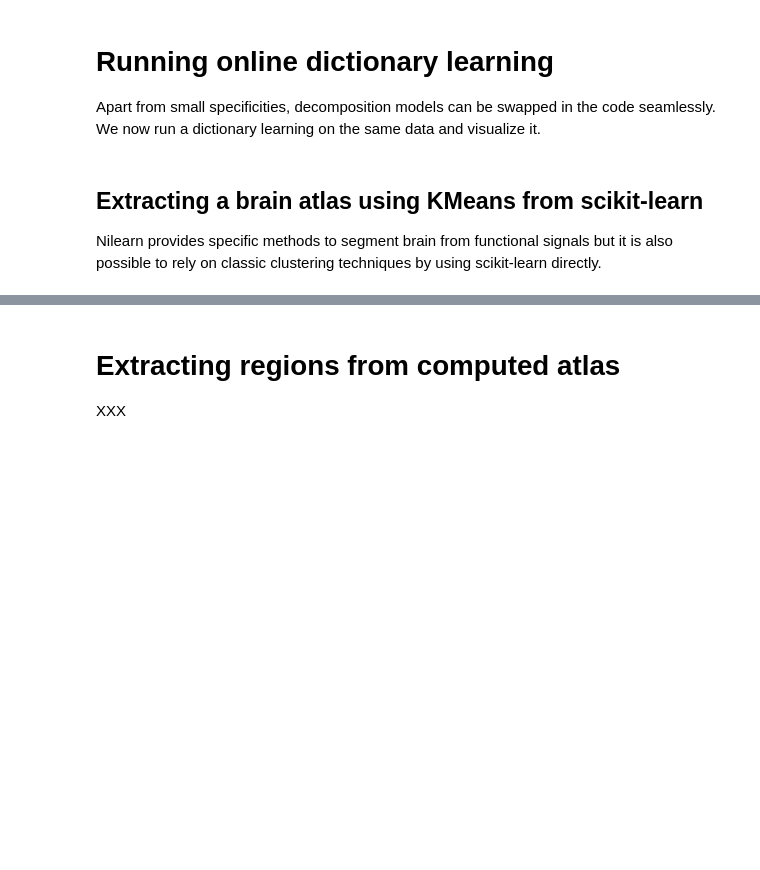
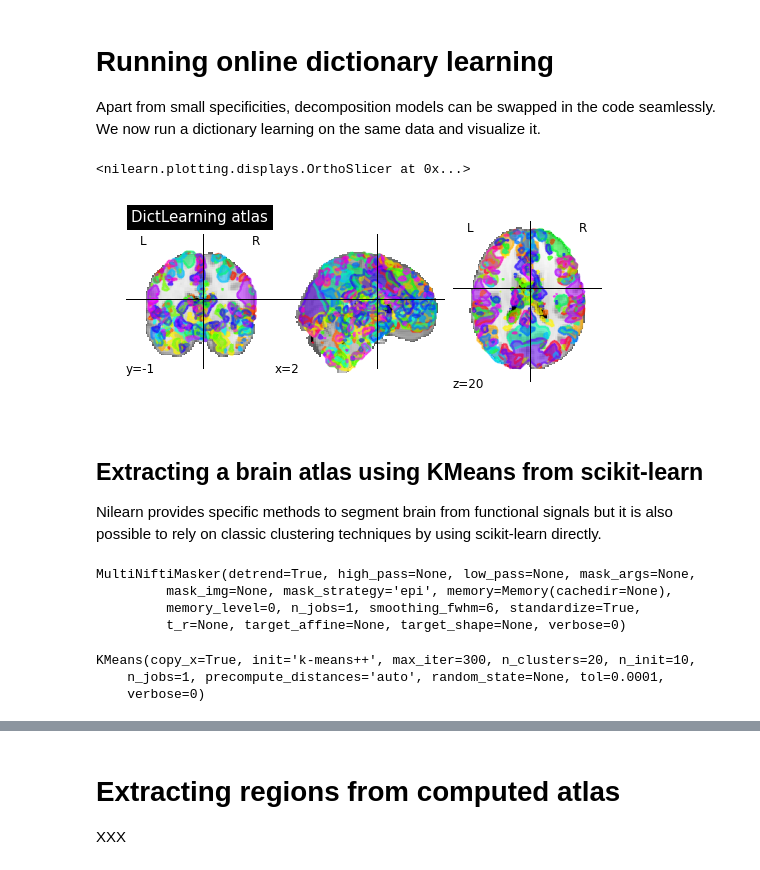
Before and after one commit to mrahim/nilearn_tutorials, a Jupyter notebook: brain_decomposition.ipynb, the cells around one changed output, grey strips where cells are left out. Drawn from its saved outputs; the diff is of its cells as text; code cells hidden in the pictures; blank space fills up the shorter version.

```diff
--- a/brain_decomposition.ipynb
+++ b/brain_decomposition.ipynb
@@ -127,15 +127,43 @@ plt.show()
 
 Apart from small specificities, decomposition models can be swapped in the code seamlessly. We now run a dictionary learning on the same data and visualize it.
 # %%
-dict_learn = decomposition.DictLearning(n_components=20, alpha=.5)
+dict_learn = decomposition.DictLearning(n_components=20, n_epochs=3, alpha=.5)
 dict_learn.fit(func)
 components_img = dict_learn.masker_.inverse_transform(dict_learn.components_)
 
 # We visualize the generated atlas
 from nilearn import plotting
 
-plotting.plot_prob_atlas(components_img, title='DictLearning atlas', threshold=1e-10)
+plotting.plot_prob_atlas(components_img, title='DictLearning atlas', threshold=0.008)
+# %% [output]
+<nilearn.plotting.displays.OrthoSlicer at 0x...>
+[figure, added]
 # %% [markdown]
 ## Extracting a brain atlas using KMeans from scikit-learn
 
 Nilearn provides specific methods to segment brain from functional signals but it is also possible to rely on classic clustering techniques by using scikit-learn directly.
+# %%
+masker = canica.masker_
+masker
+# %% [output]
+MultiNiftiMasker(detrend=True, high_pass=None, low_pass=None, mask_args=None,
+         mask_img=None, mask_strategy='epi', memory=Memory(cachedir=None),
+         memory_level=0, n_jobs=1, smoothing_fwhm=6, standardize=True,
+         t_r=None, target_affine=None, target_shape=None, verbose=0)
+# %%
+import numpy as np
+
+masked_data = masker.transform(func)
+
+from sklearn.decomposition import PCA
+pca = PCA(n_components=20)
+masked_data = [pca.fit_transform(m.T) for m in masked_data]
+X = np.hstack(masked_data)
+
+from sklearn.cluster import KMeans
+kmeans = KMeans(n_clusters=20)
+kmeans.fit(X)
+# %% [output]
+KMeans(copy_x=True, init='k-means++', max_iter=300, n_clusters=20, n_init=10,
+    n_jobs=1, precompute_distances='auto', random_state=None, tol=0.0001,
+    verbose=0)
```
Also changed, not shown: parts of 1 cell of this notebook, 1 other file.
